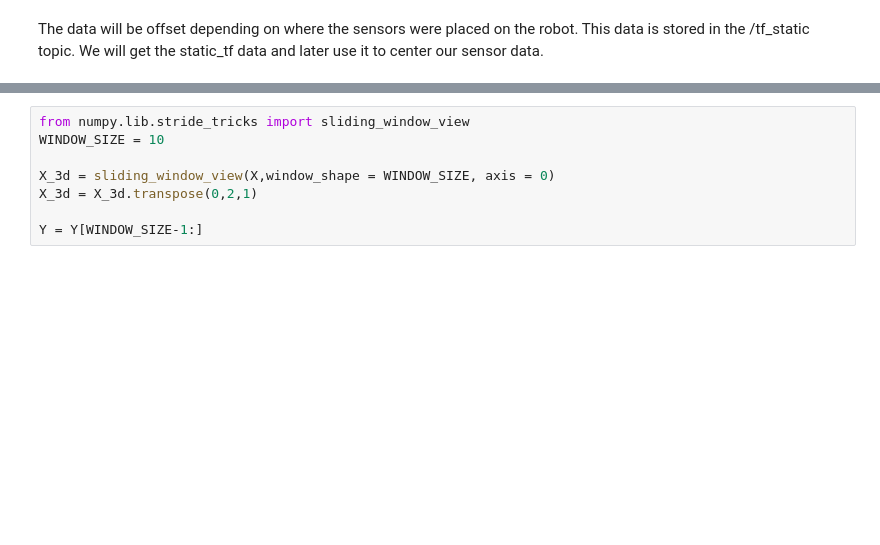
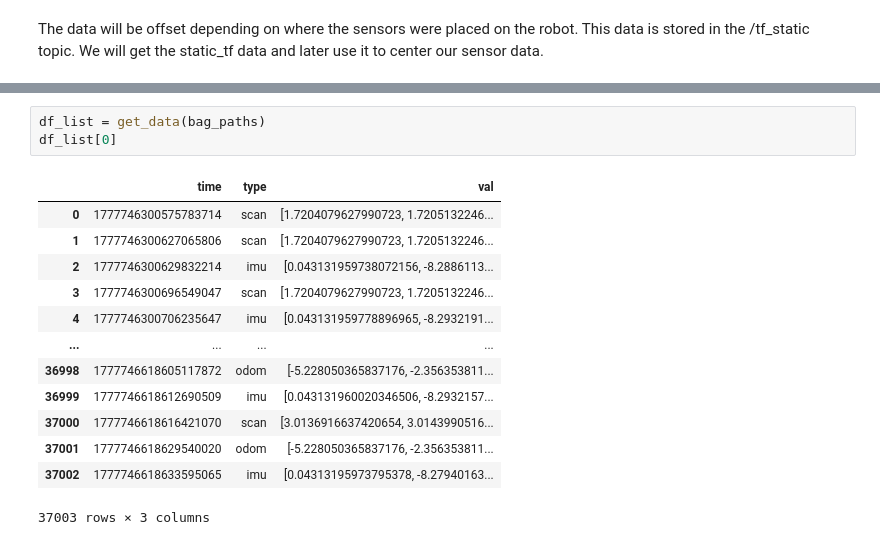
Before and after one commit to GalacticException/Learning-Based-Localization, a Jupyter notebook: Mllocnotebook.ipynb, the cells around one changed output, grey strips where cells are left out. Drawn from its saved outputs; the diff is of its cells as text; blank space fills up the shorter version.

```diff
--- a/Mllocnotebook.ipynb
+++ b/Mllocnotebook.ipynb
@@ -158,8 +202,17 @@ Y = np.array(synced_df['val_gt'])
 # %%
-from numpy.lib.stride_tricks import sliding_window_view
-WINDOW_SIZE = 10
-
-X_3d = sliding_window_view(X,window_shape = WINDOW_SIZE, axis = 0)
-X_3d = X_3d.transpose(0,2,1)
-
-Y = Y[WINDOW_SIZE-1:]
+df_list = get_data(bag_paths)
+df_list[0]
+# %% [output]
+|  | time | type | val |
+| 0 | 1777746300575783714 | scan | [1.7204079627990723, 1.7205132246... |
+| 1 | 1777746300627065806 | scan | [1.7204079627990723, 1.7205132246... |
+| 2 | 1777746300629832214 | imu | [0.043131959738072156, -8.2886113... |
+| 3 | 1777746300696549047 | scan | [1.7204079627990723, 1.7205132246... |
+| 4 | 1777746300706235647 | imu | [0.043131959778896965, -8.2932191... |
+| ... | ... | ... | ... |
+| 36998 | 1777746618605117872 | odom | [-5.228050365837176, -2.356353811... |
+| 36999 | 1777746618612690509 | imu | [0.043131960020346506, -8.2932157... |
+| 37000 | 1777746618616421070 | scan | [3.0136916637420654, 3.0143990516... |
+| 37001 | 1777746618629540020 | odom | [-5.228050365837176, -2.356353811... |
+| 37002 | 1777746618633595065 | imu | [0.04313195973795378, -8.27940163... |
+37003 rows × 3 columns
```
Also changed, not shown: parts of 17 cells of this notebook.
